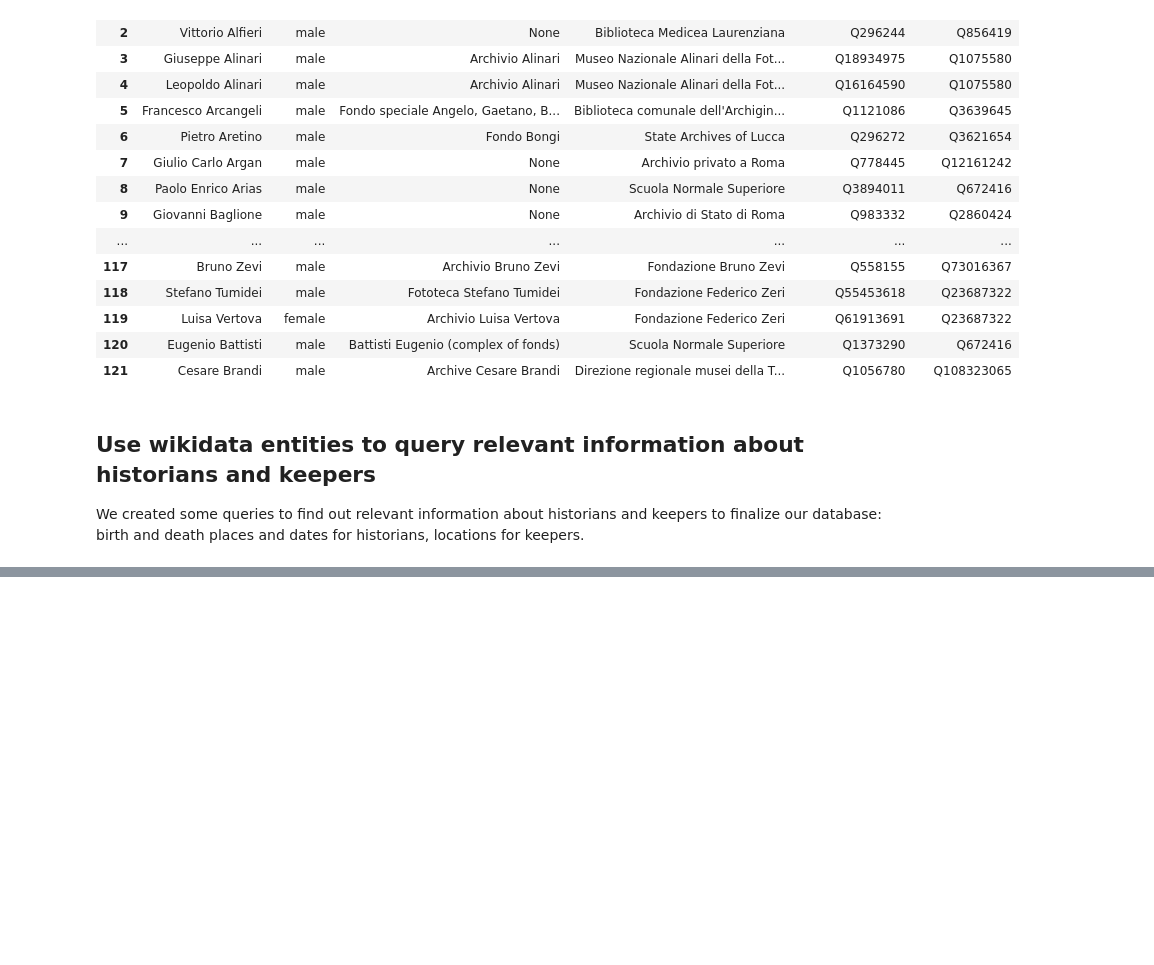
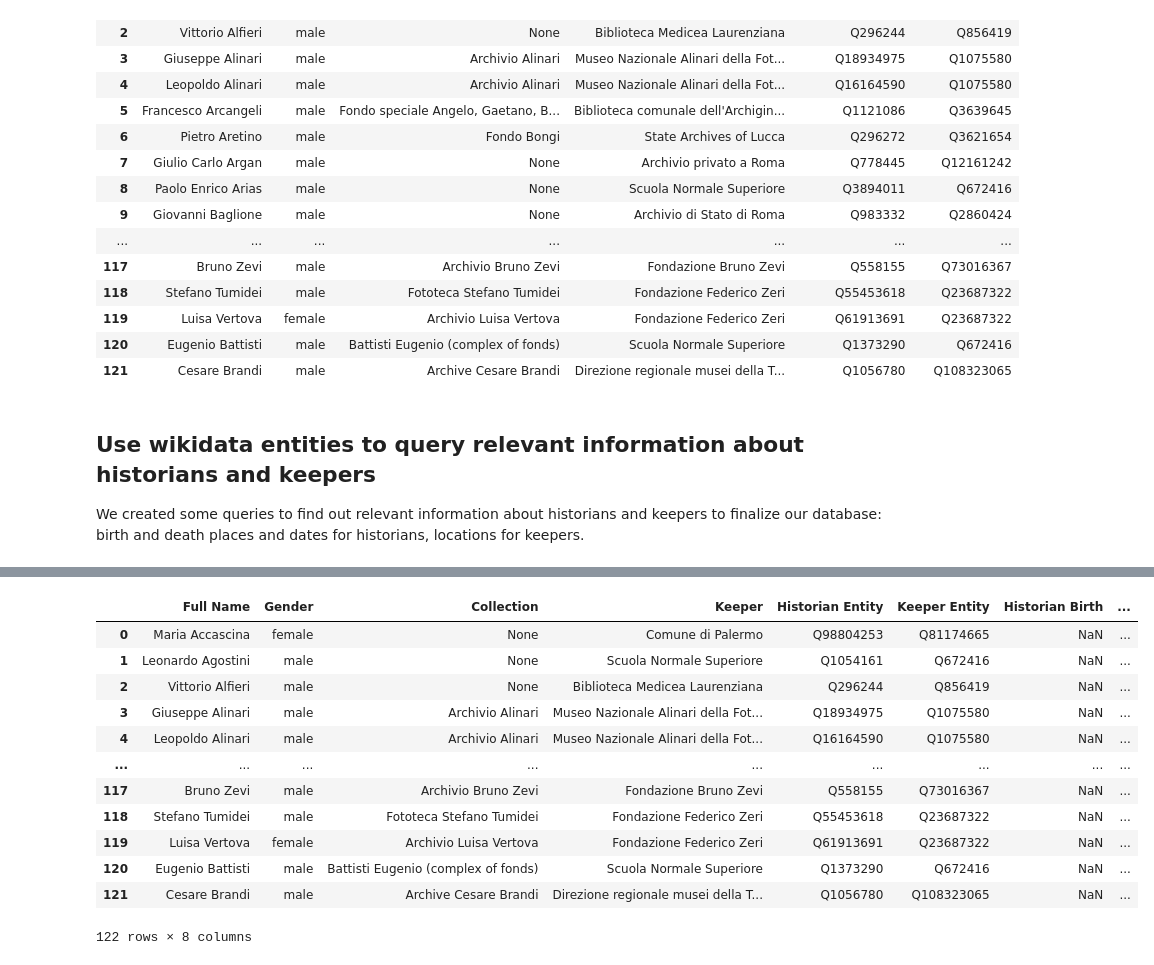
Before and after one commit to alicebordignon/ITArtHistorians, a Jupyter notebook: 00_DoAH_first_cleaning.ipynb, the cells around one changed output, grey strips where cells are left out. Drawn from its saved outputs; the diff is of its cells as text; code cells hidden in the pictures; blank space fills up the shorter version.

```diff
--- a/00_DoAH_first_cleaning.ipynb
+++ b/00_DoAH_first_cleaning.ipynb
@@ -403,0 +450,57 @@ place: Q15516697 Vallefoglia
+# %%
+data = pd.read_pickle("02_place_db.pickle")
+# %%
+historians_dob_dod_query = """
+PREFIX rdfs: <http://www.w3.org/2000/01/rdf-schema#>
+SELECT DISTINCT ?dob ?dod
+WHERE {{
+    {} wdt:P569 ?dob ;
+        OPTIONAL(wdt:P570 ?dod).
+}}
+"""
+# %%
+def find_historian_dob_dod(entity: str):
+    query = historians_dob_dod_query.format(f"wd:{entity}")
+    try:
+        res = return_sparql_query_results(query_string=query)
+        return_entity = res['results']['bindings'][0]['dob']['value'].rstrip("Z")
+        return_label = res['results']['bindings'][0]['dod']['value'].rstrip("Z")
+    except (IndexError):
+        return ""
+    return [return_entity.split("/")[-1], return_label]
+
+found = defaultdict(lambda: None)
+dob_list = pd.Series(name="Historian Birth")
+dod_list = pd.Series(name="Historian Death")
+for index, row in data.iterrows():
+    if not found[row['Historian Entity']]:
+        cnt = 0
+        while cnt < 10:
+            try:
+                found[row['Historian Entity']] = find_historian_dob_dod(row["Historian Entity"])
+                break
+            except (JSONDecodeError):
+                time.sleep(0.5)
+                cnt += 1
+                continue
+
+    if found[row['Historian Entity']]:
+        dob, dod = found[row['Historian Entity']]
+        dob_list.loc[index] = datetime.fromisoformat(dob) if dob else None
+        dod_list.loc[index] = datetime.fromisoformat(dob) if dod else None
+
+pd.concat([data, dob, dod], axis=1)
+# %% [output]
+|  | Full Name | Gender | Collection | Keeper | Historian Entity | Keeper Entity | Historian Birth | ... |
+| 0 | Maria Accascina | female | None | Comune di Palermo | Q98804253 | Q81174665 | NaN | ... |
+| 1 | Leonardo Agostini | male | None | Scuola Normale Superiore | Q1054161 | Q672416 | NaN | ... |
+| 2 | Vittorio Alfieri | male | None | Biblioteca Medicea Laurenziana | Q296244 | Q856419 | NaN | ... |
+| 3 | Giuseppe Alinari | male | Archivio Alinari | Museo Nazionale Alinari della Fot... | Q18934975 | Q1075580 | NaN | ... |
+| 4 | Leopoldo Alinari | male | Archivio Alinari | Museo Nazionale Alinari della Fot... | Q16164590 | Q1075580 | NaN | ... |
+| ... | ... | ... | ... | ... | ... | ... | ... | ... |
+| 117 | Bruno Zevi | male | Archivio Bruno Zevi | Fondazione Bruno Zevi | Q558155 | Q73016367 | NaN | ... |
+| 118 | Stefano Tumidei | male | Fototeca Stefano Tumidei | Fondazione Federico Zeri | Q55453618 | Q23687322 | NaN | ... |
+| 119 | Luisa Vertova | female | Archivio Luisa Vertova | Fondazione Federico Zeri | Q61913691 | Q23687322 | NaN | ... |
+| 120 | Eugenio Battisti | male | Battisti Eugenio (complex of fonds) | Scuola Normale Superiore | Q1373290 | Q672416 | NaN | ... |
+| 121 | Cesare Brandi | male | Archive Cesare Brandi | Direzione regionale musei della T... | Q1056780 | Q108323065 | NaN | ... |
+122 rows × 8 columns
```
Also changed, not shown: parts of 13 cells of this notebook, 2 other files.
